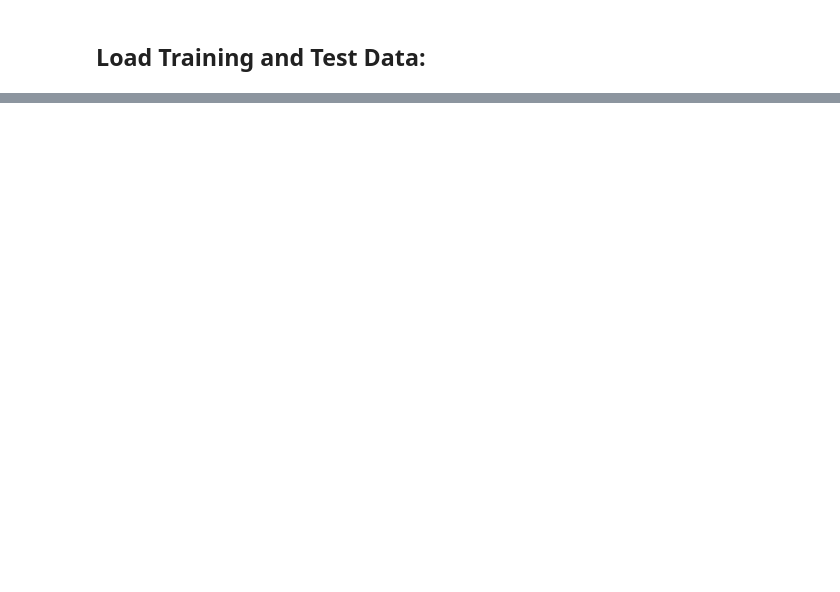
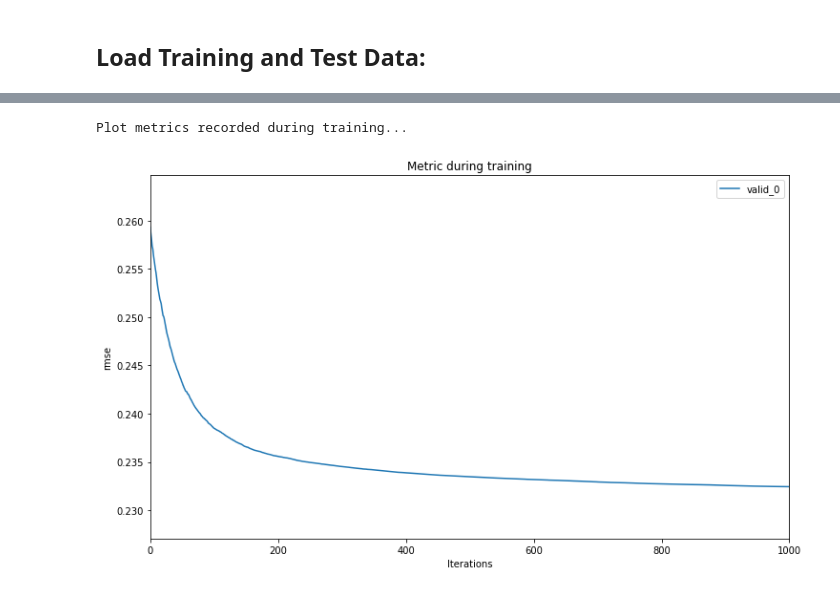
Before and after one commit to gestalt-howard/avito-demand-prediction, a Jupyter notebook: scripts/Stage_0_Model.ipynb, the cells around one changed output, grey strips where cells are left out. Drawn from its saved outputs; the diff is of its cells as text; code cells hidden in the pictures; blank space fills up the shorter version.

```diff
--- a/scripts/Stage_0_Model.ipynb
+++ b/scripts/Stage_0_Model.ipynb
@@ -32,0 +90,15 @@ test = pd.read_csv(test_data_path)
+# %%
+# Standardize data
+sc = StandardScaler()
+train = sc.fit_transform(train)
+test = sc.transform(test)
+# Reformat into pandas dataframe
+train = pd.DataFrame(data=train, columns=features_list)
+test = pd.DataFrame(data=test, columns=features_list)
+# %%
+# Get training, validation, and test split
+train_df, val_df, train_label_df, val_label_df = train_test_split(train, label_csv, test_size=0.2, random_state=0)
+# %%
+# Format for LightGBM training
+d_train = lgb.Dataset(train_df, label=train_label_df)
+d_val = lgb.Dataset(val_df, label=val_label_df)
@@ -32,0 +107,5 @@ test = pd.read_csv(test_data_path)
+# %%
+print 'Start training...'
+evals_result = {}  # Record results for plotting
+lgbm = lgb.train(params, d_train, num_boost_round=1000, valid_sets=[d_val], evals_result=evals_result,
+                 verbose_eval=100)
@@ -32,0 +128,6 @@ test = pd.read_csv(test_data_path)
+# %%
+print('Plot metrics recorded during training...')
+ax = lgb.plot_metric(evals_result, metric='rmse', figsize=(12, 7), grid=False)
+# %% [output]
+Plot metrics recorded during training...
+[figure, added]
```
Also changed, not shown: parts of 20 cells of this notebook, 11 other files.
